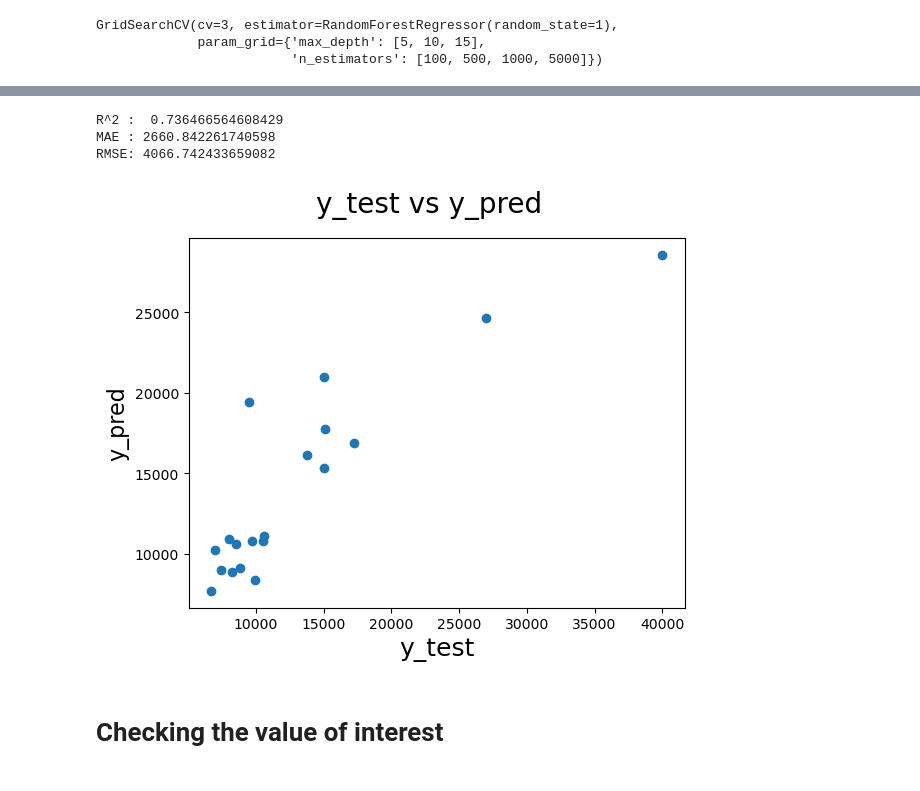
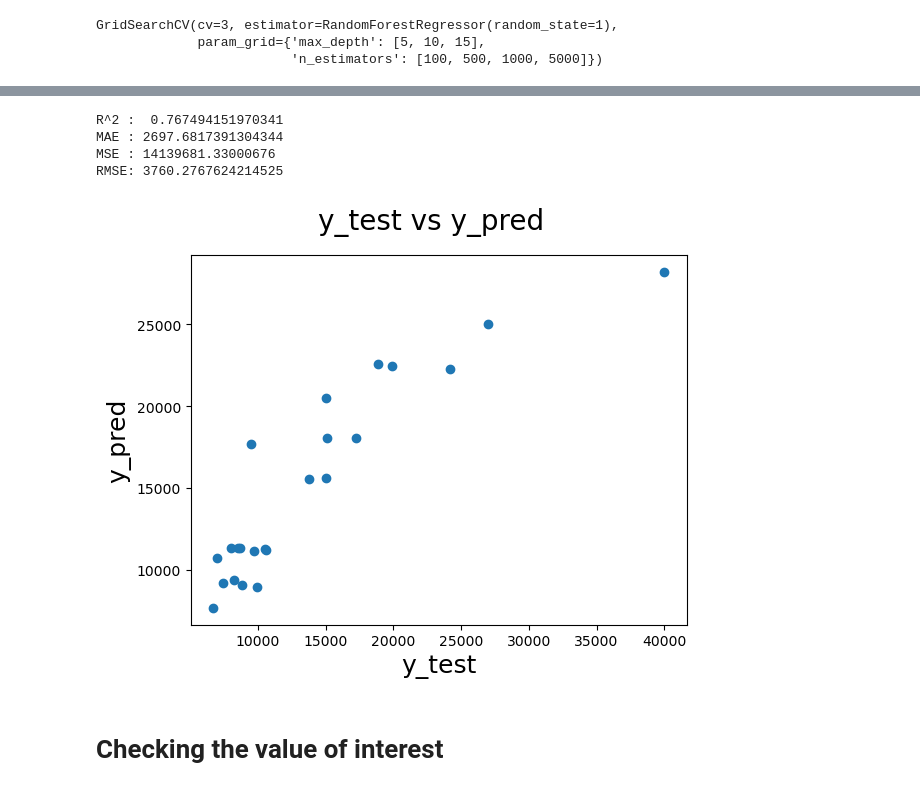
Before and after one commit to blue-quark/trailer_price_regression, a Jupyter notebook: trailer-price-regression.ipynb, the cells around one changed output, grey strips where cells are left out. Drawn from its saved outputs; the diff is of its cells as text; code cells hidden in the pictures.

Commit message:
Kaggle Notebook | Trailer Price Regression | Version 18

```diff
--- a/trailer-price-regression.ipynb
+++ b/trailer-price-regression.ipynb
@@ -288,10 +304,11 @@ def run_experiment(model):
     #EVALUATION OF THE MODEL
     print("R^2 : ", r2_score(y_test, y_pred))
     print("MAE :", mean_absolute_error(y_test,y_pred))
+    print("MSE :", mean_squared_error(y_test,y_pred))
     print("RMSE:",np.sqrt(mean_squared_error(y_test, y_pred)))
     # Plotting y_test and y_pred
     fig = plt.figure()
     plt.scatter(y_test,y_pred)
     fig.suptitle('y_test vs y_pred', fontsize=20)              # Plot heading
     plt.xlabel('y_test', fontsize=18)                          # X-label
-    plt.ylabel('y_pred', fontsize=16)
+    plt.ylabel('y_pred', fontsize=18)
@@ -438,11 +499,11 @@ This section is in progress while more feature data is collected.
 #the last columns contain values we want to predict
 data3=data.drop(data.index[91:])
 # %%
-#removing everything with a negative correlation
-X = data3.drop(['price', 'Awning', 'Windows', 'Doors', 'Door Windows'],axis=1)
+#removing selected features with a negative correlation
+X = data3.drop(['price', 'Door Windows', 'A/C'],axis=1)
 y=data3['price']
 # %%
-X_train,X_test,y_train,y_test = train_test_split(X,y,test_size=0.2,random_state=1)
+X_train,X_test,y_train,y_test = train_test_split(X,y,test_size=0.25,random_state=1)
 # %%
 X_train_scaled = scaler.fit_transform(X_train)
 X_test_scaled = scaler.transform(X_test)
@@ -452,6 +513,7 @@ def run_experiment(model):
     y_pred = model.predict(X_test_scaled)
     print("R^2 : ", r2_score(y_test, y_pred))
     print("MAE :", mean_absolute_error(y_test,y_pred))
+    print("MSE :", mean_squared_error(y_test,y_pred))
     print("RMSE:",np.sqrt(mean_squared_error(y_test, y_pred)))
     #EVALUATION OF THE MODEL
     # Plotting y_test and y_pred to understand the spread.
@@ -459,7 +521,7 @@ def run_experiment(model):
     plt.scatter(y_test,y_pred)
     fig.suptitle('y_test vs y_pred', fontsize=20)              # Plot heading
     plt.xlabel('y_test', fontsize=18)                          # X-label
-    plt.ylabel('y_pred', fontsize=16)
+    plt.ylabel('y_pred', fontsize=18)
 # %%
 model_1 = LinearRegression()
 run_experiment(model_1)
@@ -573,12 +645,13 @@ CV_rfc.best_params_
 # %%
 #run a final model using the optimal parameters
-final_model = RandomForestRegressor(criterion= 'squared_error', n_estimators=1000, max_features='sqrt', max_depth=10, min_samples_leaf=1, random_state=1)
+final_model = RandomForestRegressor(criterion= 'squared_error', n_estimators=100, max_features='sqrt', max_depth=15, min_samples_leaf=1, random_state=1)
 run_experiment(final_model)
 # %% [output]
-R^2 :  0.736466564608429
-MAE : 2660.842261740598
-RMSE: 4066.742433659082
+R^2 :  0.767494151970341
+MAE : 2697.6817391304344
+MSE : 14139681.33000676
+RMSE: 3760.2767624214525
-[figure, old version]
+[figure, new version]
 # %% [markdown]
 # Checking the value of interest
 # %%
```
Also changed, not shown: parts of 52 cells of this notebook.
